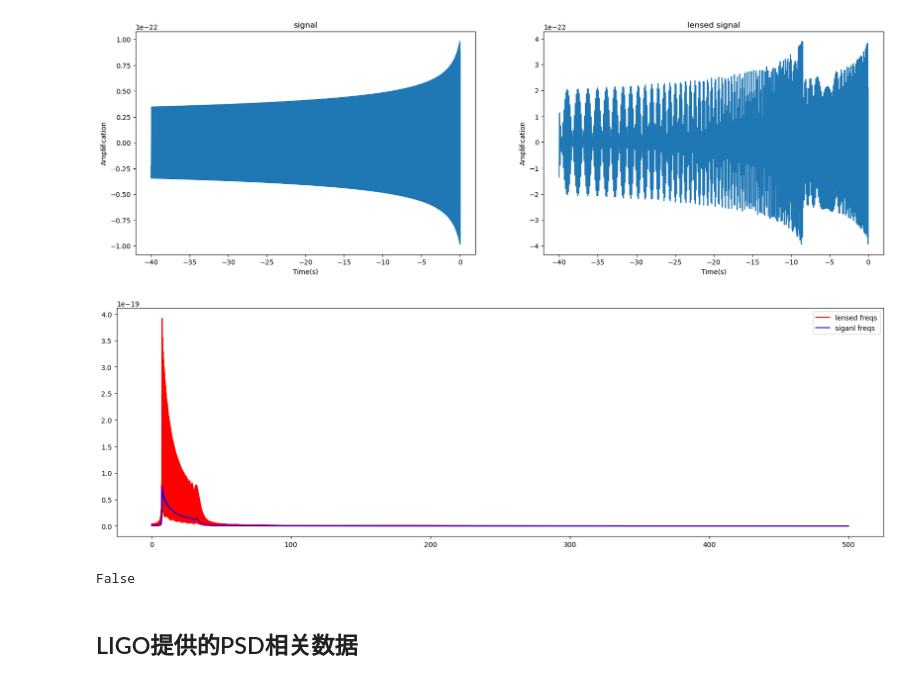
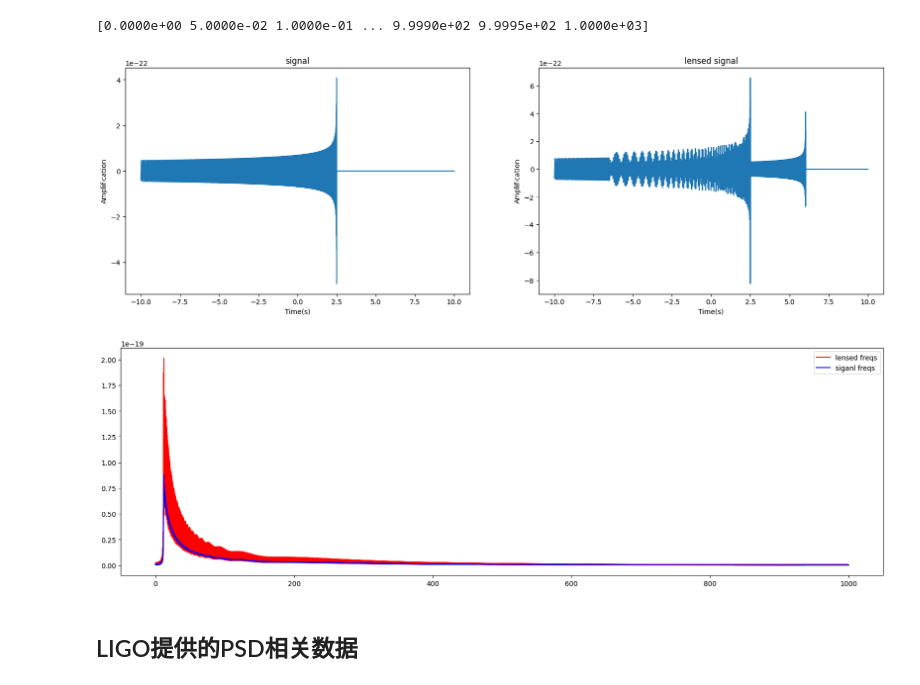
Before and after one commit to WeiQYU/PSO_change, a Jupyter notebook: PSO_change/generate_ligo/generate_signal_noise_data.ipynb, the cells around one changed output. Saved outputs shown, nothing was run; the diff lists cells and outputs as text; code cells hidden in the pictures.

```diff
--- a/PSO_change/generate_ligo/generate_signal_noise_data.ipynb
+++ b/PSO_change/generate_ligo/generate_signal_noise_data.ipynb
@@ -63,23 +65,28 @@ M2 = 25 * M_sun
 M = (M1 + M2)
 v = M1 * M2 / M ** 2 # 质量比
 M_c = v ** (3 / 5) * M  # 啁啾质量
-r = 1e3*1e6 * pc # 引力波源到观测者的距离  单位Mpc
-t_c = 0.6 # 合并时间
-phi_c = 1/2 * np.pi # 合并时刻的相位
-
-
+r = 1000 *1e6 * pc # 引力波源到观测者的距离  单位Mpc
+t_c = 2.5 # 合并时间
+phi_c = 1 * np.pi # 合并时刻的相位
 
 # t = np.linspace(-100,0,30000)
-# 采样率1000HZ
-t = np.arange(-40,0,0.001)
+# 采样率2000HZ  总样本数20w(放弃了，算不过来，光噪声一个epoch就要3小时)
+# 现在这个总时长20s，采样率2000Hz，样本数4w
+deltaT = 0.0005
+t = np.arange(-10,10,deltaT)
 
 # 定义引力波信号函数
 def generate_h_t(t,M_c,r,phi_c):
-    theta_t= c**3 *(t_c - t) / (5 * G * M_c)
-    h = G * M_c /(c ** 2 * r) * theta_t**(-1/4)*np.cos(2*phi_c - 2*theta_t**(5/8)) # r控制信号振幅大小，r越大，振幅越小
+    if t < t_c:
+        theta_t= c**3 *(t_c - t) / (5 * G * M_c)
+        h = G * M_c /(c ** 2 * r) * theta_t**(-1/4)*np.cos(2*phi_c - 2*theta_t**(5/8)) # r控制信号振幅大小，r越大，振幅越小
+    else :
+        h = 0
     return h
+generate_h_t = np.frompyfunc(generate_h_t,4,1)
 # 生成信号
-h = generate_h_t(t,M_c,r,phi_c)
+h = generate_h_t(t,M_c,r,phi_c).astype(float)
+
 # h = h[:-1]
 # t = t[:-1]
 # 去掉信号inf的情况
@@ -88,62 +95,61 @@ h_f = np.fft.rfft(h)
 
 # 生成频率
 freqs = np.fft.rfftfreq(len(h),t[1] - t[0])
-
+print(freqs)
 # 透镜参数定义
-# Dl = 1e8 * pc  # 透镜到观测者的距离
-# Ds = 1.5e8 * pc # 波源到透镜的距离
-# Dls = Ds - Dl # 波源都观测者的距离
-# v = 1e6 # 透镜系统的速度弥散
-# zl = 0.5 # 红移
-# Mlz = 4*np.pi**2 * v **4 *(1 + zl) * Dl * Dls / Ds
-# print(Mlz / M_sun)
-Mlz = 1e7 * M_sun
-
+Mlz = 1e7* M_sun
 omega = 2 * np.pi * freqs
 w = G * 4 *Mlz * omega / c**3
-y = 0.123
+y = 0.6
 
-# 定义光学极限的透镜化
+# 定义光学极限的透镜化SIS模型
 def generate_f_geo(w,y):
-    F_geo = np.sqrt(1 + 1/y) - 1j * np.lib.scimath.sqrt(-1 + 1 / y) * np.exp(1j * w * 2 * y)
+    if y <1 :
+        F_geo = np.sqrt(1 + 1/y) - 1j * np.sqrt(-1 + 1 / y) * np.exp(1j * w * 2 * y)
+    else :
+        F_geo = np.sqrt(1 + 1 / y)
     return F_geo
 # 生成透镜化，频域
 F_geo = generate_f_geo(w,y)
 
 # h_lens = h * F_geo
 # 将信号透镜化 （频域）
 lens_f = h_f * F_geo
 # 逆傅里叶变换将频域信号转换为时域信号
 h_lens = np.fft.irfft(lens_f)
 
 # # 画图
 plt.figure(figsize=(20,6))
 plt.subplot(1,2,1)
 plt.plot(t,h.real,label = 'signal')
 plt.xlabel('Time(s)')
+# plt.xlim(-5,10)
 plt.ylabel('Amplification')
 plt.title('signal')
 # t = t[:-1]
 plt.subplot(1,2,2)
-plt.plot(t,h_lens.real,label = 'lensed signal')
+plt.plot(t,h_lens,label = 'lensed signal')
 plt.xlabel('Time(s)')
+# plt.xlim(-2.5,5)
+# plt.ylim(-0.5e-19,0.5e-19)
 plt.ylabel('Amplification')
 plt.title('lensed signal')
 
 
 plt.show()
 
 
 plt.figure(figsize=(20,6))
 plt.plot(freqs,np.abs(lens_f),'red',label = 'lensed freqs')
 plt.plot(freqs,np.abs(h_f),'blue',label = 'siganl freqs')
 plt.legend()
+# plt.yscale('log')
 plt.show()
-print(np.isinf(h_lens).any())
+# print(np.isinf(h_lens).any())
 # %% [output]
+[0.0000e+00 5.0000e-02 1.0000e-01 ... 9.9990e+02 9.9995e+02 1.0000e+03]
-[figure, old version]
+[figure, new version]
-[figure, old version]
+[figure, new version]
-False
 # %% [markdown]
 ## LIGO提供的PSD相关数据
 # %%
```
Also changed, not shown: parts of 11 cells of this notebook, 16 other files.
